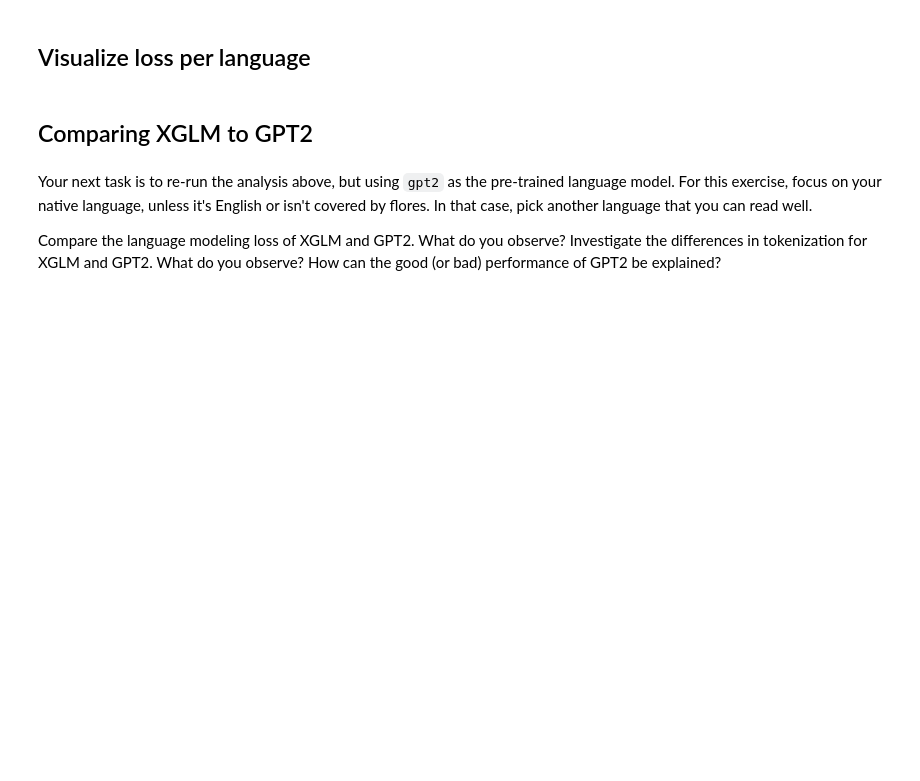
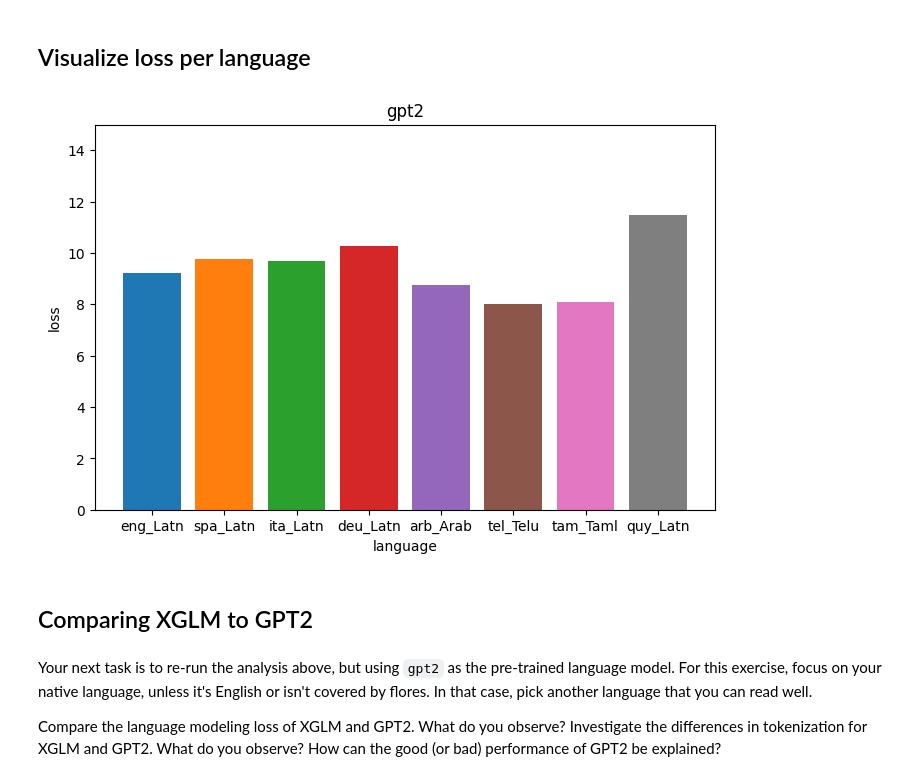
Before and after one commit to MOvi996/llm-finetuning, a Jupyter notebook: notebooks/task1.ipynb, the cells around one changed output. Drawn from its saved outputs; the diff is of its cells as text; code cells hidden in the pictures; blank space fills up the shorter version.

Commit message:
task 1 with losses

```diff
--- a/notebooks/task1.ipynb
+++ b/notebooks/task1.ipynb
@@ -122,8 +119,9 @@ if MODEL_NAME == "gpt2":
 # specify the tokenization function
 def tokenization(example):
     # fill in here
-    return tokenizer(example["sentence"], padding="max_length", truncation=True, return_tensors="pt")
+    return tokenizer(example["sentence"], padding=True, truncation=True, return_tensors="pt")
+
 
 # TODO: your code goes here
-tokenization(datasets["eng_Latn"]["dev"][0])
+tokenization(datasets["eng_Latn"]["dev"][0:3])
 # %% [output]
@@ -144,10 +163,12 @@ print(detokenized_sample)
 # construct a pytorch data loader for each dataset
 # specify the batch size
 BATCH_SIZE = 2 # for testing purposes, we start with a batch size of 2. You can change this later.
-
-
+dataloaders = {}
 
 # TODO: your code goes here
-dataloader = DataLoader(datasets["eng_Latn"]["dev"], batch_size=BATCH_SIZE, shuffle=True)
+for lang in LANGUAGES:
+    dataloaders[lang] = DataLoader(datasets[lang]["devtest"], batch_size=BATCH_SIZE, shuffle=True)
 # %% [markdown]
 ## Load model
+# %%
+device = 'cuda:1' if torch.cuda.is_available() else 'cpu'
@@ -180,19 +209,20 @@ losses = {lang: [] for lang in LANGUAGES} # store per-batch losses for each lang
 
 # iterate over the datset for each language and compute the cross-entropy loss per batch
 # TODO: your code goes here
+
 with torch.no_grad():
+    model.to(device)
     for lang in LANGUAGES:
-        for batch in dataloader:
+        print(lang)
+        for batch in tqdm(dataloaders[lang]):
             batch = tokenization(batch)
-            input_ids = batch["input_ids"]
-            attention_mask = batch["attention_mask"]
-            labels = batch["input_ids"]
+            input_ids = batch["input_ids"].to(device)
+            attention_mask = batch["attention_mask"].to(device)
+            # labels = batch["input_ids"].to(device)
             outputs = model(input_ids=input_ids, attention_mask=attention_mask, labels=input_ids)
             loss = outputs.loss
             losses[lang].append(loss.item())
 
             del input_ids
             del attention_mask
-            del labels
-            del outputs
 # %% [output]
@@ -202,14 +239,18 @@ Error:
 # %%
 # create a figure
 fig, axes = plt.subplots(figsize=(8, 5))
 
 # create a bar plot for each langauge
 # TODO: your code goes here
+for i, lang in enumerate(LANGUAGES):
+    axes.bar(i, np.mean(losses[lang]))
 
 # format plot
 axes.set_xlabel("language") # x-axis label
 axes.set_xticks(range(len(LANGUAGES))) # x-axis ticks
 axes.set_xticklabels(losses.keys()) # x-axis tick labels
 axes.set_ylabel("loss") # y-axis label
-axes.set_ylim(0, 9) # range of y-axis
+axes.set_ylim(0, 15) # range of y-axis
 axes.set_title(MODEL_NAME); # title
+# %% [output]
+[figure, added]
```
Also changed, not shown: parts of 13 cells of this notebook, 2 other files.
